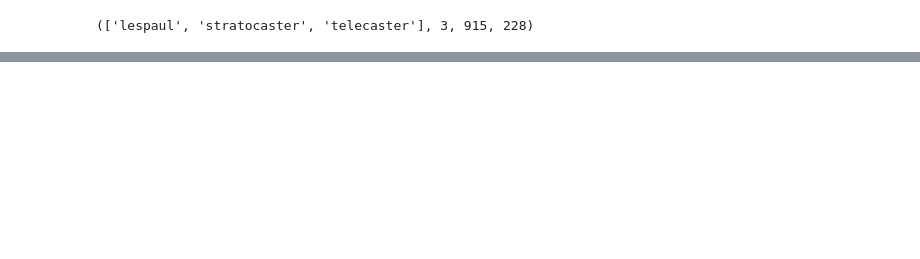
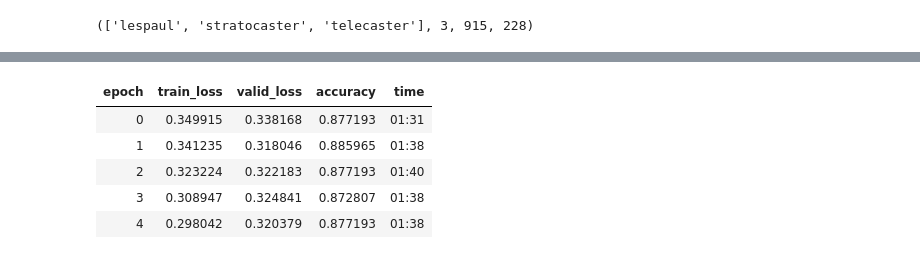
Before and after one commit to cidfelipe/whatsmyguitar, a Jupyter notebook: Reconhecendo_Guitarras_com_DL-V2.ipynb, the cells around one changed output, grey strips where cells are left out. Cells and saved outputs as stored; diff of their text form; code cells hidden in the pictures; blank space fills up the shorter version.

```diff
--- a/Reconhecendo_Guitarras_com_DL-V2.ipynb
+++ b/Reconhecendo_Guitarras_com_DL-V2.ipynb
@@ -423,3 +440,12 @@ OSError: [Errno 12] Cannot allocate memory
+# %%
+learn.fit_one_cycle(5, max_lr=slice(1e-03, 1e-04))
+# %% [output]
+| epoch | train_loss | valid_loss | accuracy | time |
+| 0 | 0.349915 | 0.338168 | 0.877193 | 01:31 |
+| 1 | 0.341235 | 0.318046 | 0.885965 | 01:38 |
+| 2 | 0.323224 | 0.322183 | 0.877193 | 01:40 |
+| 3 | 0.308947 | 0.324841 | 0.872807 | 01:38 |
+| 4 | 0.298042 | 0.320379 | 0.877193 | 01:38 |
 # %%
 learn.save('stage-1a')
 # %%
```
Also changed, not shown: parts of 11 cells of this notebook.
